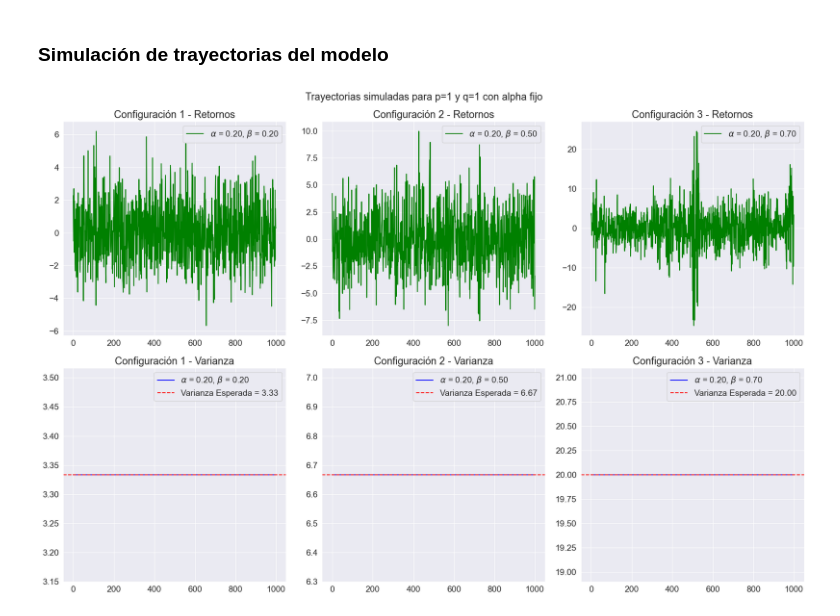
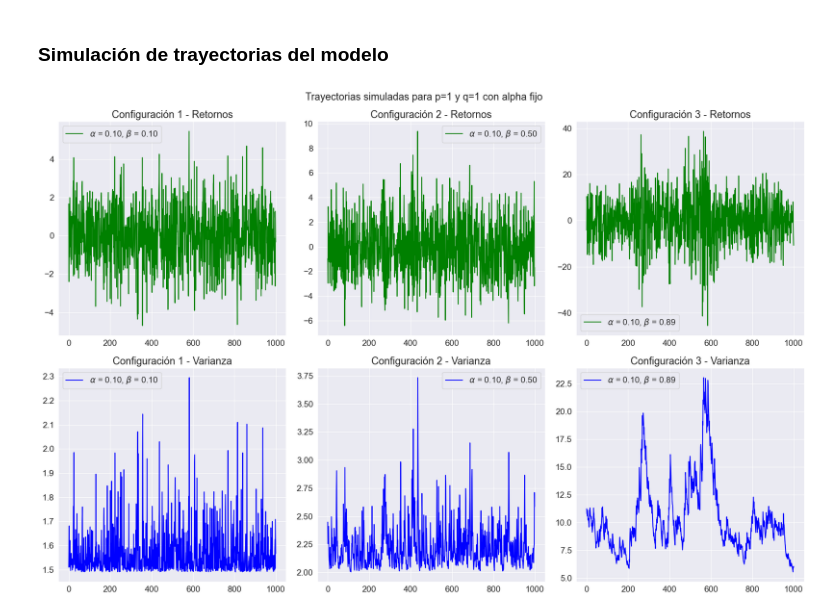
Before and after one commit to Diego-Astaburuaga/Modelos-GARCH, a Jupyter notebook: Entregables/Informe Simulación/Simulación.ipynb, the cells around one changed output. Cells and saved outputs as stored; diff of their text form; code cells hidden in the pictures.

```diff
--- a/Entregables/Informe Simulación/Simulación.ipynb
+++ b/Entregables/Informe Simulación/Simulación.ipynb
@@ -63,0 +72,37 @@ plt.rc("font", size=14)
+# %%
+# Establecer la semilla para reproducibilidad
+np.random.seed(42)
+
+# Definir los parámetros del modelo GARCH
+p = 1
+q = 1
+mu = 0
+omega = 0.2
+alpha_array= np.random.rand(p)
+beta_array = np.random.rand(q)
+n_datos = 100_000
+
+# Garantizar estacionaridad
+if np.sum(alpha_array) + np.sum(beta_array) >= 1:
+    scale_factor = 0.9 / (np.sum(alpha_array) + np.sum(beta_array))
+    alpha_array = alpha_array * scale_factor
+    beta_array = beta_array * scale_factor
+
+# Definir los parámetros del modelo
+cm_params = np.array([mu])
+garch_params = np.concatenate((np.array([omega]), alpha_array, beta_array))
+params = np.concatenate((cm_params, garch_params))
+
+# Crear un modelo GARCH utilizando arch_model
+modelo_garch = arch_model(None, p=p, o=0, q=q)
+
+# Establece secuencia de residuos
+rs = np.random.RandomState([892380934, 189201902, 129129894, 9890437])
+modelo_garch.distribution = Normal(seed=rs)
+
+# Simular una única trayectoria del modelo GARCH
+sim_data = modelo_garch.simulate(params=params, nobs=n_datos)
+resids, variance = sim_data['data'], sim_data['volatility']
+
+# Muestra los datos simulados
+sim_data
@@ -178,10 +255,10 @@ q = 1
 # Parámetros
 mu = 0
 omega = 2
-alpha = 0.2  # Valor fijo de alpha
+alpha = 0.1  # Valor fijo de alpha
 
 # Valores de beta para cada gráfica
-beta_values = [0.2, 0.5, 0.7]
+beta_values = [0.1, 0.5, 0.89]
 
 n_datos = 1000
 
@@ -200,34 +277,32 @@ for i in range(len(beta_values)):
     # Asegurar estacionaridad
     if alpha + beta_values[i] >= 1:
         scale_factor = 0.9 / (alpha + beta_values[i])
         alpha_scaled = alpha * scale_factor
         beta_scaled = beta_values[i] * scale_factor
     else:
         alpha_scaled = alpha
         beta_scaled = beta_values[i]
 
     params = {"mu": mu, "omega": omega, f"alpha[1]": alpha_scaled, f"beta[1]": beta_scaled}
     param = pd.Series(params)
     sim_data = sim_mod.simulate(param, n_datos)
     datos_simulados_retornos.append(sim_data["data"])
 
     # Calcular varianza condicional
-    varianza_condicional = omega / (1 - alpha_scaled - beta_scaled)
-    datos_simulados_varianza.append(np.full_like(sim_data["data"], varianza_condicional))
+    datos_simulados_varianza.append(sim_data["volatility"])
 
     # Gráficos para la primera fila (retornos)
     axs[0, i].plot(datos_simulados_retornos[i], label=fr'$\alpha$ = {alpha_scaled:.2f}, $\beta$ = {beta_scaled:.2f}', color='green')
     axs[0, i].set_title(fr'Configuración {i+1} - Retornos')
     axs[0, i].legend()
 
     # Gráficos para la segunda fila (varianza)
     axs[1, i].plot(datos_simulados_varianza[i], label=fr'$\alpha$ = {alpha_scaled:.2f}, $\beta$ = {beta_scaled:.2f}', color='blue')
-    axs[1, i].axhline(y=varianza_condicional, color='red', linestyle='--', label=f'Varianza Esperada = {varianza_condicional:.2f}')
     axs[1, i].set_title(fr'Configuración {i+1} - Varianza')
     axs[1, i].legend()
 
 plt.suptitle(f'Trayectorias simuladas para p={p} y q={q} con alpha fijo')
 plt.tight_layout()
 plt.show()
 # %% [output]
-[figure, old version]
+[figure, new version]
```
Also changed, not shown: parts of 9 cells of this notebook, 1 other file.
